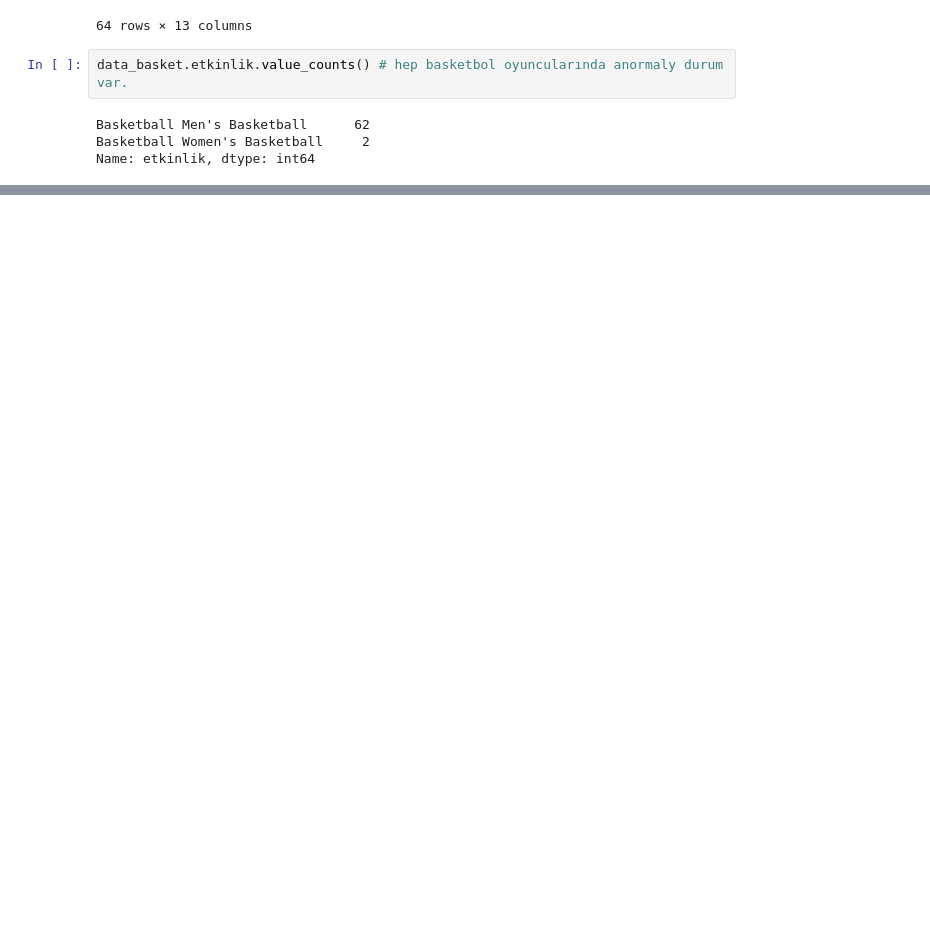
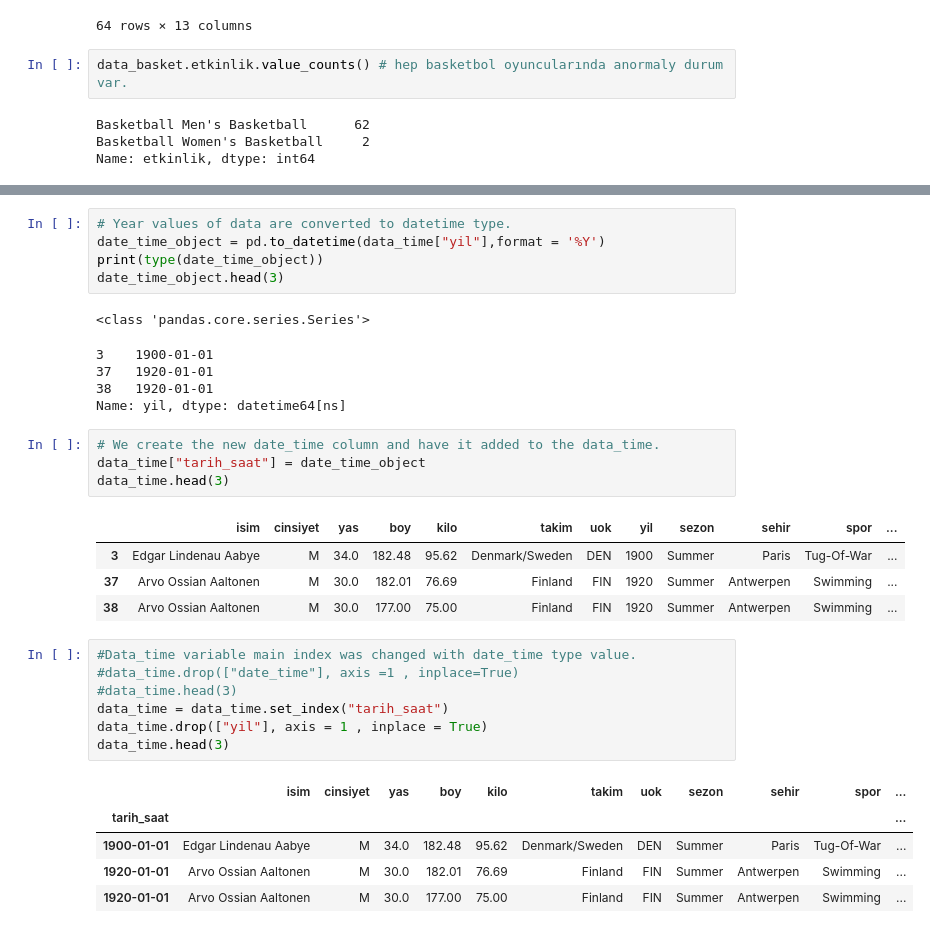
Before and after one commit to muratgoktas/DataScienceWithPython, a Jupyter notebook: OlimpiyatlarVeriSeti.ipynb, the cells around one changed output, grey strips where cells are left out. Drawn from its saved outputs; the diff is of its cells as text; blank space fills up the shorter version.

```diff
--- a/OlimpiyatlarVeriSeti.ipynb
+++ b/OlimpiyatlarVeriSeti.ipynb
@@ -601,0 +641,33 @@ Name: etkinlik, dtype: int64
+# %%
+# Year values of data are converted to datetime type.
+date_time_object = pd.to_datetime(data_time["yil"],format = '%Y')
+print(type(date_time_object))
+date_time_object.head(3)
+# %% [output]
+<class 'pandas.core.series.Series'>
+3    1900-01-01
+37   1920-01-01
+38   1920-01-01
+Name: yil, dtype: datetime64[ns]
+# %%
+# We create the new date_time column and have it added to the data_time.
+data_time["tarih_saat"] = date_time_object
+data_time.head(3)
+# %% [output]
+|  | isim | cinsiyet | yas | boy | kilo | takim | uok | yil | sezon | sehir | spor | ... |
+| 3 | Edgar Lindenau Aabye | M | 34.0 | 182.48 | 95.62 | Denmark/Sweden | DEN | 1900 | Summer | Paris | Tug-Of-War | ... |
+| 37 | Arvo Ossian Aaltonen | M | 30.0 | 182.01 | 76.69 | Finland | FIN | 1920 | Summer | Antwerpen | Swimming | ... |
+| 38 | Arvo Ossian Aaltonen | M | 30.0 | 177.00 | 75.00 | Finland | FIN | 1920 | Summer | Antwerpen | Swimming | ... |
+# %%
+#Data_time variable main index was changed with date_time type value.
+#data_time.drop(["date_time"], axis =1 , inplace=True)
+#data_time.head(3)
+data_time = data_time.set_index("tarih_saat")
+data_time.drop(["yil"], axis = 1 , inplace = True)
+data_time.head(3)
+# %% [output]
+|  | isim | cinsiyet | yas | boy | kilo | takim | uok | sezon | sehir | spor | ... |
+| tarih_saat |  |  |  |  |  |  |  |  |  |  | ... |
+| 1900-01-01 | Edgar Lindenau Aabye | M | 34.0 | 182.48 | 95.62 | Denmark/Sweden | DEN | Summer | Paris | Tug-Of-War | ... |
+| 1920-01-01 | Arvo Ossian Aaltonen | M | 30.0 | 182.01 | 76.69 | Finland | FIN | Summer | Antwerpen | Swimming | ... |
+| 1920-01-01 | Arvo Ossian Aaltonen | M | 30.0 | 177.00 | 75.00 | Finland | FIN | Summer | Antwerpen | Swimming | ... |
```
Also changed, not shown: parts of 5 cells of this notebook.
